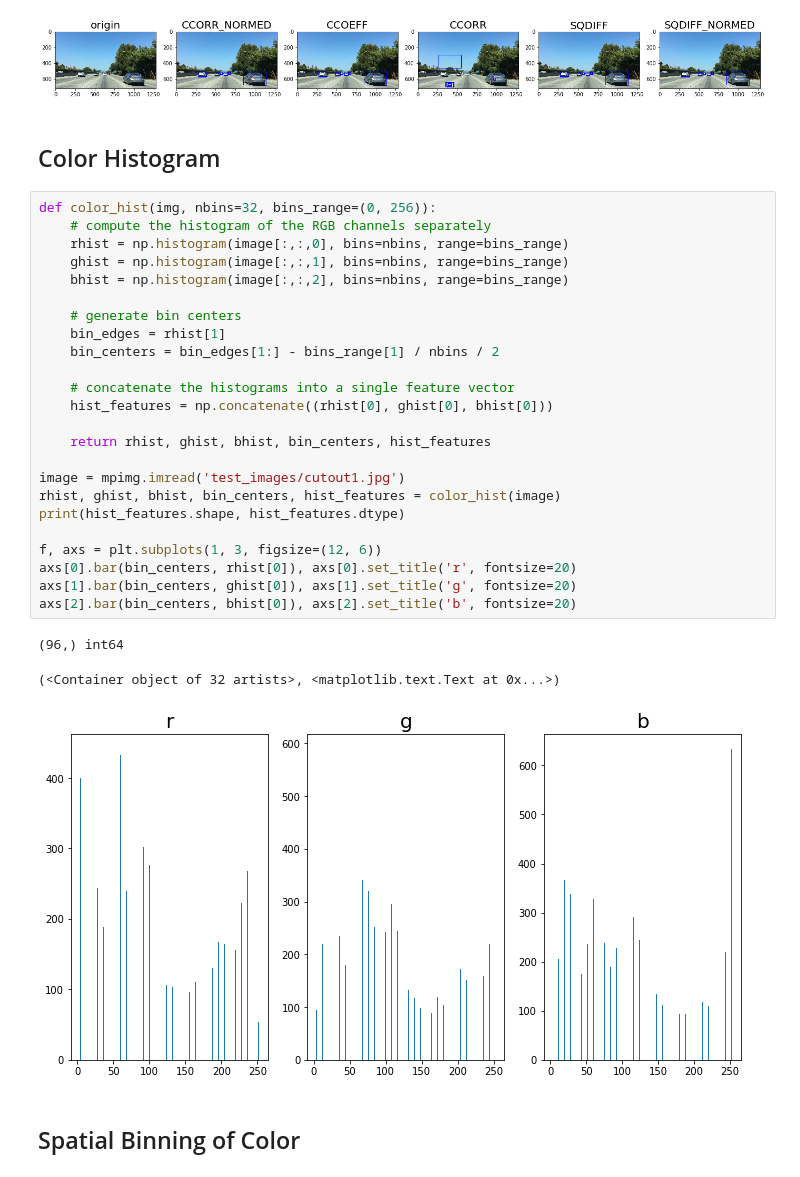
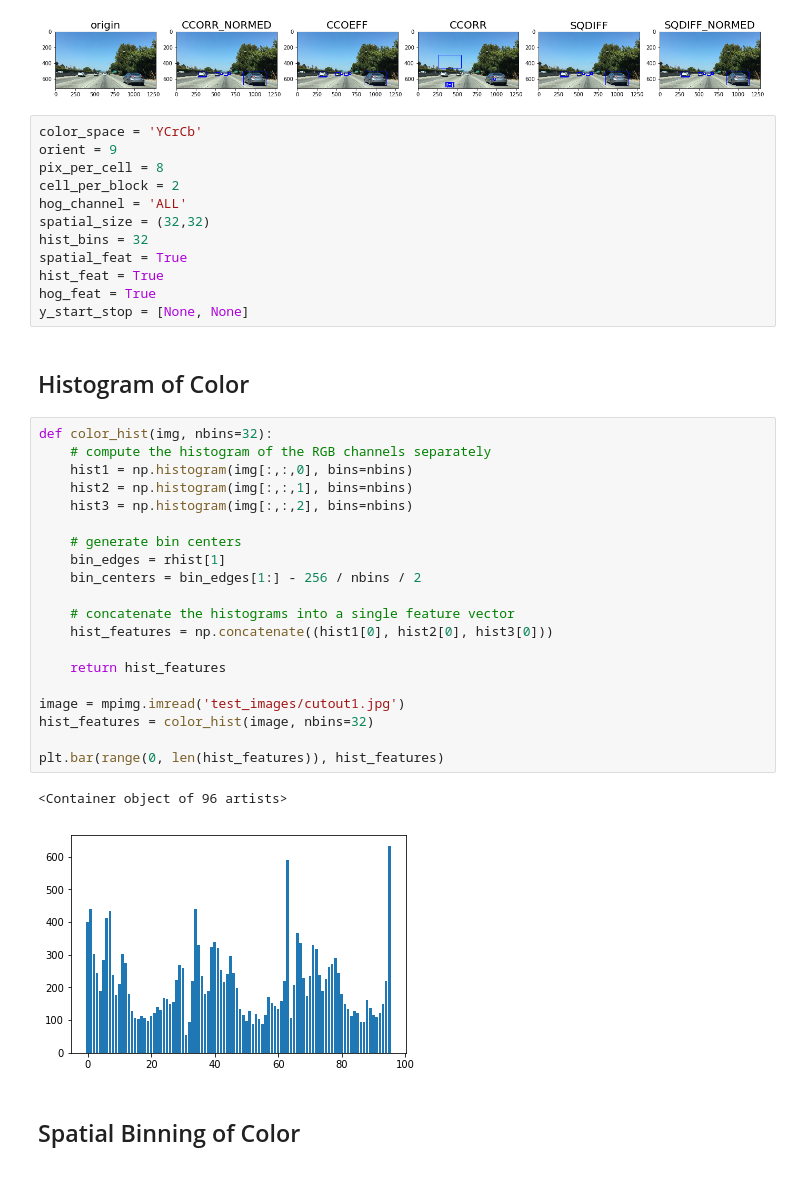
Before and after one commit to liferlisiqi/Vehicle-detection, a Jupyter notebook: Vehicle-Detection.ipynb, the cells around one changed output. Drawn from its saved outputs; the diff is of its cells as text.

```diff
--- a/Vehicle-Detection.ipynb
+++ b/Vehicle-Detection.ipynb
@@ -74,36 +78,43 @@ axs[5].imshow(result_SQDIFF_NORMED), axs[5].set_title('SQDIFF_NORMED', fontsize=
 (<matplotlib.image.AxesImage at 0x...>,
  <matplotlib.text.Text at 0x...>)
 [figure]
+# %%
+color_space = 'YCrCb'
+orient = 9
+pix_per_cell = 8
+cell_per_block = 2
+hog_channel = 'ALL'
+spatial_size = (32,32)
+hist_bins = 32
+spatial_feat = True
+hist_feat = True
+hog_feat = True
+y_start_stop = [None, None]
 # %% [markdown]
-## Color Histogram
+## Histogram of Color
 # %%
-def color_hist(img, nbins=32, bins_range=(0, 256)):
+def color_hist(img, nbins=32):
     # compute the histogram of the RGB channels separately
-    rhist = np.histogram(image[:,:,0], bins=nbins, range=bins_range)
-    ghist = np.histogram(image[:,:,1], bins=nbins, range=bins_range)
-    bhist = np.histogram(image[:,:,2], bins=nbins, range=bins_range)
+    hist1 = np.histogram(img[:,:,0], bins=nbins)
+    hist2 = np.histogram(img[:,:,1], bins=nbins)
+    hist3 = np.histogram(img[:,:,2], bins=nbins)
 
     # generate bin centers
     bin_edges = rhist[1]
-    bin_centers = bin_edges[1:] - bins_range[1] / nbins / 2
+    bin_centers = bin_edges[1:] - 256 / nbins / 2
 
     # concatenate the histograms into a single feature vector
-    hist_features = np.concatenate((rhist[0], ghist[0], bhist[0]))
+    hist_features = np.concatenate((hist1[0], hist2[0], hist3[0]))
 
-    return rhist, ghist, bhist, bin_centers, hist_features
+    return hist_features
 
 image = mpimg.imread('test_images/cutout1.jpg')
-rhist, ghist, bhist, bin_centers, hist_features = color_hist(image)
-print(hist_features.shape, hist_features.dtype)
+hist_features = color_hist(image, nbins=32)
 
-f, axs = plt.subplots(1, 3, figsize=(12, 6))
-axs[0].bar(bin_centers, rhist[0]), axs[0].set_title('r', fontsize=20)
-axs[1].bar(bin_centers, ghist[0]), axs[1].set_title('g', fontsize=20)
-axs[2].bar(bin_centers, bhist[0]), axs[2].set_title('b', fontsize=20)
+plt.bar(range(0, len(hist_features)), hist_features)
 # %% [output]
-(96,) int64
+<Container object of 96 artists>
-(<Container object of 32 artists>, <matplotlib.text.Text at 0x...>)
-[figure, old version]
+[figure, new version]
 # %% [markdown]
 ## Spatial Binning of Color
 # %%
```
Also changed, not shown: parts of 21 cells of this notebook, 6 other files.
